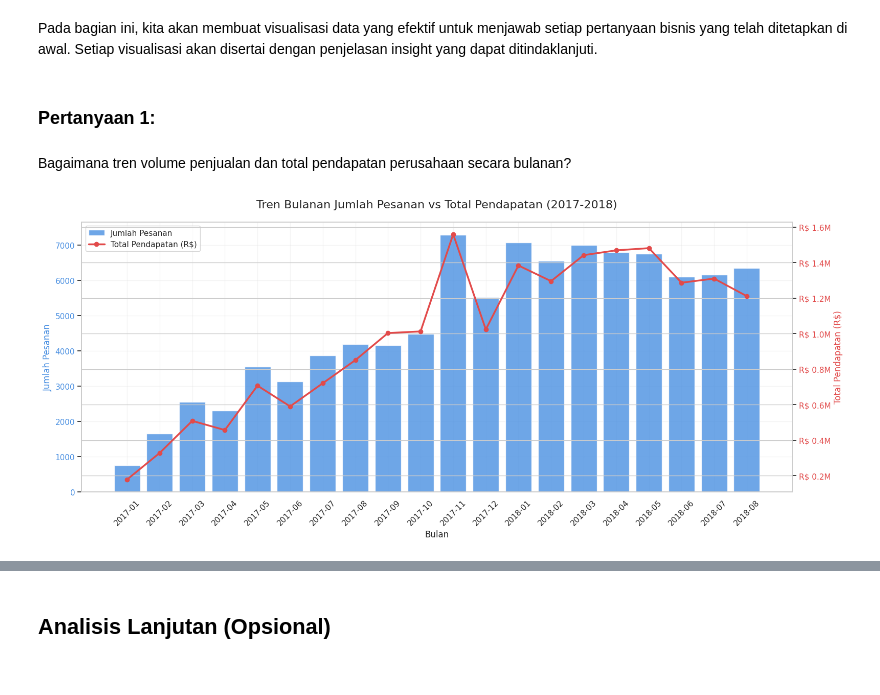
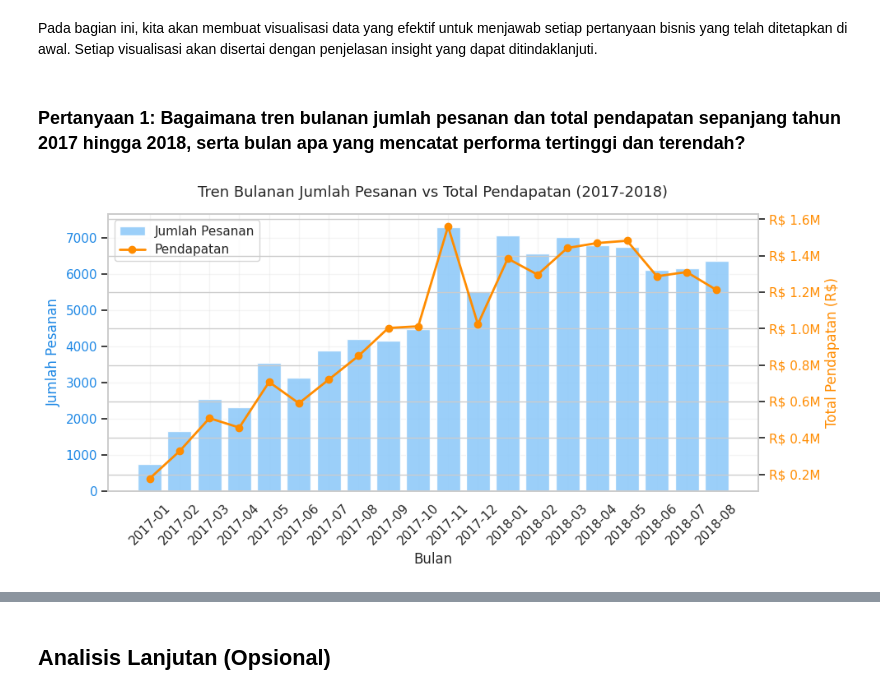
Before and after one commit to budiselection/olist-ecommerce-analysis, a Jupyter notebook: Proyek_Analisis_Data.ipynb, the cells around one changed output, grey strips where cells are left out. Saved outputs shown, nothing was run; the diff lists cells and outputs as text; code cells hidden in the pictures.

```diff
--- a/Proyek_Analisis_Data.ipynb
+++ b/Proyek_Analisis_Data.ipynb
@@ -1224,64 +1228,72 @@ Berdasarkan hasil eksplorasi seluruh dataset, berikut temuan utama yang menjadi
 ## Visualization & Explanatory Analysis
 # %% [markdown]
 Pada bagian ini, kita akan membuat visualisasi data yang efektif untuk menjawab setiap pertanyaan bisnis yang telah ditetapkan di awal. Setiap visualisasi akan disertai dengan penjelasan insight yang dapat ditindaklanjuti.
-# %% [markdown]
-### Pertanyaan 1:
-# %% [markdown]
-Bagaimana tren volume penjualan dan total pendapatan perusahaan secara bulanan?
+# %% [markdown]
+### Pertanyaan 1: Bagaimana tren bulanan jumlah pesanan dan total pendapatan sepanjang tahun 2017 hingga 2018, serta bulan apa yang mencatat performa tertinggi dan terendah?
 # %%
 # =====================================================
-# PERTANYAAN 1: Tren Volume Penjualan & Pendapatan Bulanan
+# PERTANYAAN 1: Tren Bulanan & Identifikasi Bulan Tertinggi/Terendah (2017-2018)
 # =====================================================
 
-# Agregasi data per bulan
+# Pastikan kolom order_month sudah ada
+if 'order_month' not in master_df.columns:
+    master_df['order_month'] = master_df['order_purchase_timestamp'].dt.to_period('M')
+
+# Agregasi per bulan
 monthly_data = master_df.groupby('order_month').agg({
-    'order_id': 'nunique',      # Jumlah pesanan unik per bulan
-    'payment_value': 'sum'      # Total pendapatan per bulan
+    'order_id': 'nunique',
+    'payment_value': 'sum'
 }).reset_index()
-monthly_data['order_month'] = monthly_data['order_month'].astype(str)
 
-# Filter bulan dengan data terlalu sedikit di awal (opsional: mulai 2017)
-monthly_data = monthly_data[monthly_data['order_month'] >= '2017-01']
+# Konversi ke string dan filter 2017-01 sampai 2018-08
+monthly_data['order_month_str'] = monthly_data['order_month'].astype(str)
+monthly_data = monthly_data[(monthly_data['order_month_str'] >= '2017-01') &
+                            (monthly_data['order_month_str'] <= '2018-08')]
 
-# Buat visualisasi dual-axis
-fig, ax1 = plt.subplots(figsize=(16, 7))
+# Visualisasi dual-axis
+fig, ax1 = plt.subplots(figsize=(10, 5))
 
-# Bar chart untuk jumlah pesanan
-bars = ax1.bar(monthly_data['order_month'], monthly_data['order_id'],
-               color='#4A90E2', alpha=0.8, label='Jumlah Pesanan')
-ax1.set_xlabel('Bulan', fontsize=12)
-ax1.set_ylabel('Jumlah Pesanan', color='#4A90E2', fontsize=12)
-ax1.tick_params(axis='y', labelcolor='#4A90E2')
+# Bar jumlah pesanan
+ax1.bar(monthly_data['order_month_str'], monthly_data['order_id'],
+        color='#90CAF9', alpha=0.9, label='Jumlah Pesanan')
+ax1.set_xlabel('Bulan')
+ax1.set_ylabel('Jumlah Pesanan', color='#1E88E5')
+ax1.tick_params(axis='y', labelcolor='#1E88E5')
 ax1.tick_params(axis='x', rotation=45)
 
-# Line chart untuk total pendapatan pada sumbu y kedua
+# Line pendapatan
 ax2 = ax1.twinx()
-line = ax2.plot(monthly_data['order_month'], monthly_data['payment_value'],
-                color='#E24A4A', marker='o', linewidth=2.5, markersize=6,
-                label='Total Pendapatan (R$)')
-ax2.set_ylabel('Total Pendapatan (R$)', color='#E24A4A', fontsize=12)
-ax2.tick_params(axis='y', labelcolor='#E24A4A')
-
-# Format sumbu y pendapatan ke dalam juta
+ax2.plot(monthly_data['order_month_str'], monthly_data['payment_value'],
+         color='#FF8C00', marker='o', linewidth=2, label='Pendapatan')
+ax2.set_ylabel('Total Pendapatan (R$)', color='#FF8C00')
+ax2.tick_params(axis='y', labelcolor='#FF8C00')
 ax2.yaxis.set_major_formatter(plt.FuncFormatter(lambda x, p: f'R$ {x/1e6:.1f}M'))
 
-# Judul dan grid
-plt.title('Tren Bulanan Jumlah Pesanan vs Total Pendapatan (2017-2018)', fontsize=16, pad=20)
+plt.title('Tren Bulanan Jumlah Pesanan vs Total Pendapatan (2017-2018)', fontsize=13, pad=15)
 ax1.grid(True, alpha=0.2)
 
-# Gabungkan legend
+# Legend
 lines_labels = [ax1.get_legend_handles_labels(), ax2.get_legend_handles_labels()]
 lines, labels = [sum(lol, []) for lol in zip(*lines_labels)]
 ax1.legend(lines, labels, loc='upper left')
 
 plt.tight_layout()
 plt.show()
 
-# Tampilkan data 5 bulan teratas dan terbawah untuk konteks
-print("\n Ringkasan Data Bulanan:")
-print(f"Rata-rata pesanan per bulan: {monthly_data['order_id'].mean():.0f}")
+# --- Output Ringkasan (Termasuk Bulan Terendah) ---
+max_orders_month = monthly_data.loc[monthly_data['order_id'].idxmax()]
+min_orders_month = monthly_data.loc[monthly_data['order_id'].idxmin()]
+max_rev_month = monthly_data.loc[monthly_data['payment_value'].idxmax()]
+min_rev_month = monthly_data.loc[monthly_data['payment_value'].idxmin()]
+
+print("\n📊 Ringkasan Tren Bulanan (2017-2018):")
+print(f"Rata-rata pesanan per bulan : {monthly_data['order_id'].mean():.0f}")
 print(f"Rata-rata pendapatan per bulan: R$ {monthly_data['payment_value'].mean():,.2f}")
-print(f"Bulan dengan pesanan terbanyak: {monthly_data.loc[monthly_data['order_id'].idxmax(), 'order_month']} ({monthly_data['order_id'].max()} pesanan)")
-print(f"Bulan dengan pendapatan tertinggi: {monthly_data.loc[monthly_data['payment_value'].idxmax(), 'order_month']} (R$ {monthly_data['payment_value'].max():,.2f})")
+print("\n🔝 Performa Tertinggi:")
+print(f"   - Pesanan terbanyak : {max_orders_month['order_month_str']} ({max_orders_month['order_id']} pesanan)")
+print(f"   - Pendapatan tertinggi: {max_rev_month['order_month_str']} (R$ {max_rev_month['payment_value']:,.2f})")
+print("\n🔻 Performa Terendah:")
+print(f"   - Pesanan tersedikit : {min_orders_month['order_month_str']} ({min_orders_month['order_id']} pesanan)")
+print(f"   - Pendapatan terendah: {min_rev_month['order_month_str']} (R$ {min_rev_month['payment_value']:,.2f})")
 # %% [output]
-[figure, old version]
+[figure, new version]
```
Also changed, not shown: parts of 46 cells of this notebook, 3 other files.
